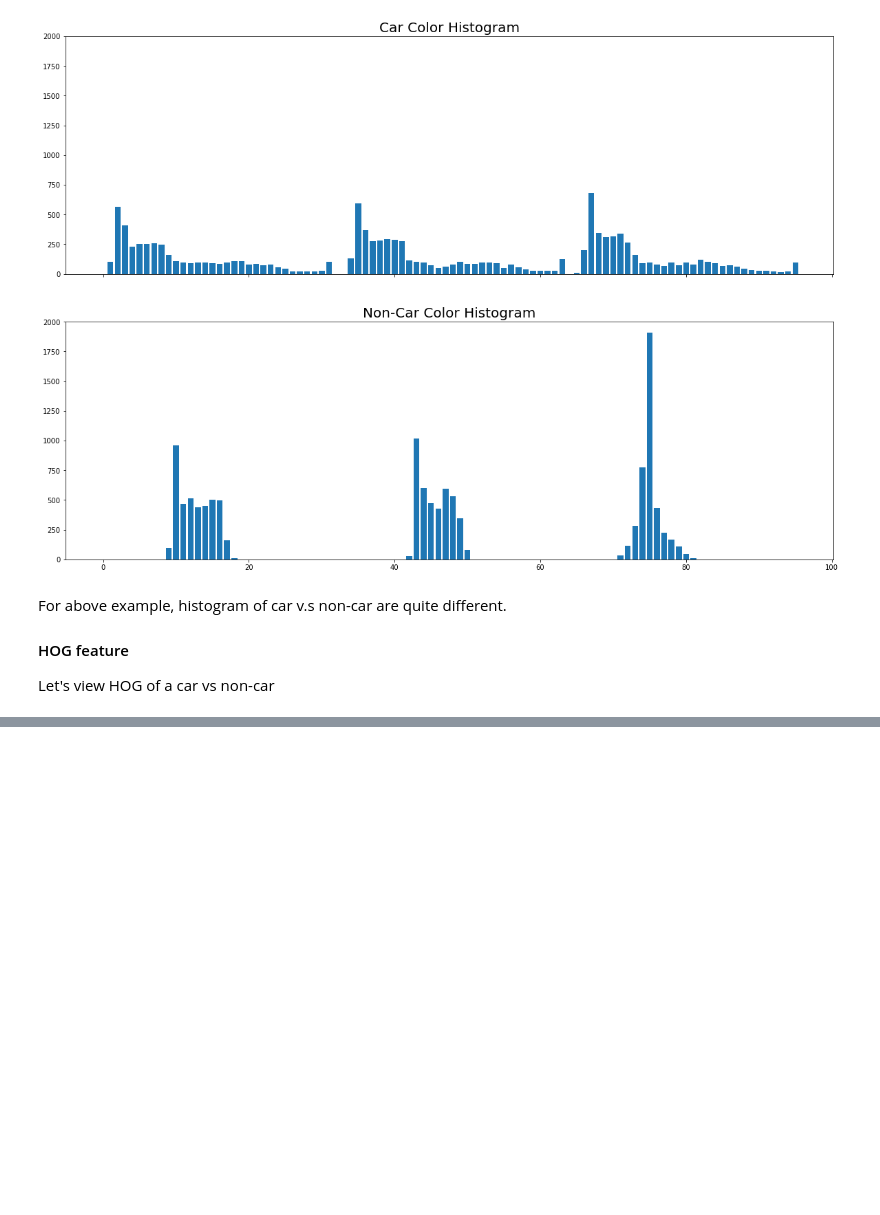
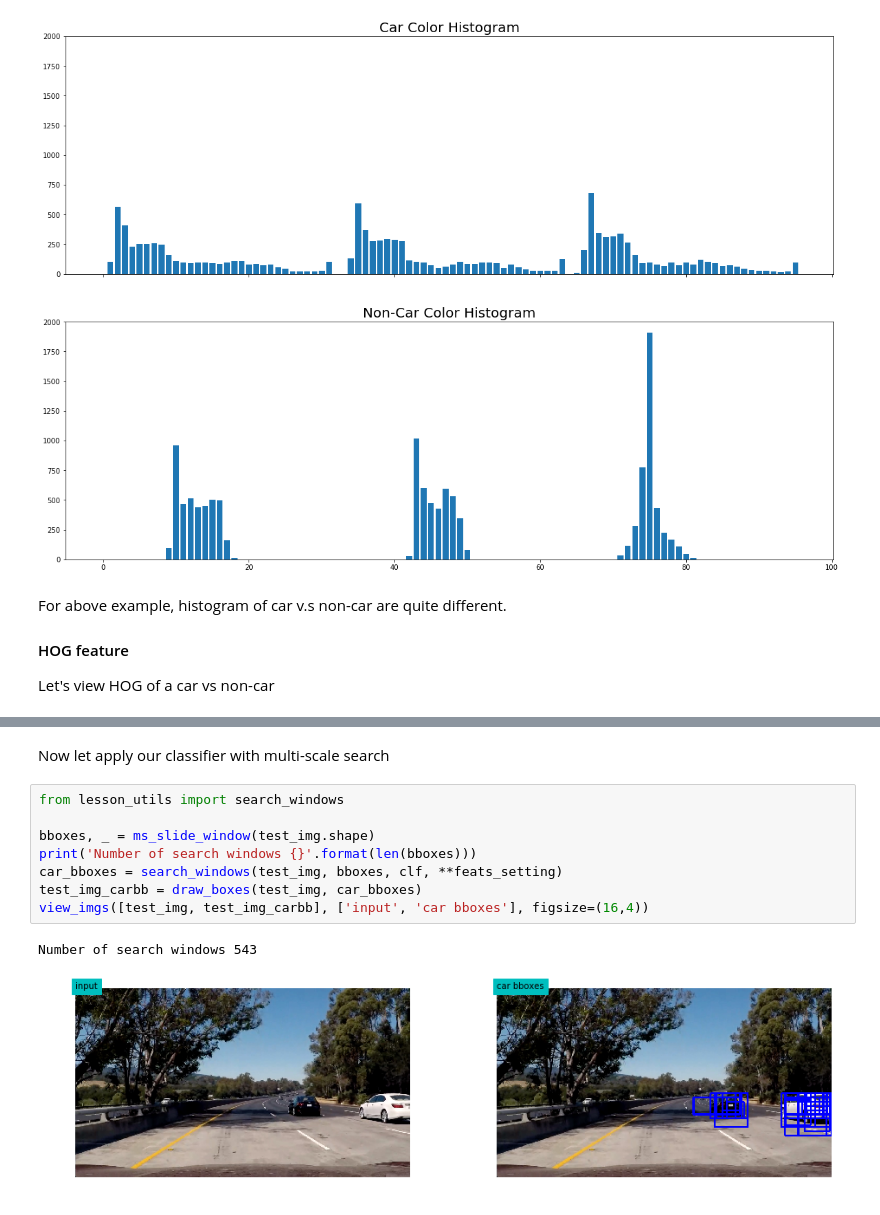
Before and after one commit to minh84/udacity_carnd, a Jupyter notebook: CarND-P5-Vehicle-Detection/vehicle_detection_pipeline.ipynb, the cells around one changed output, grey strips where cells are left out. Saved outputs shown, nothing was run; the diff lists cells and outputs as text; blank space fills up the shorter version.

```diff
--- a/CarND-P5-Vehicle-Detection/vehicle_detection_pipeline.ipynb
+++ b/CarND-P5-Vehicle-Detection/vehicle_detection_pipeline.ipynb
@@ -202,0 +321,13 @@ def img_features(img, cspace='RGB', spatial_size=(32,32), hist_bin=32, hist_rang
+# %% [markdown]
+Now let apply our classifier with multi-scale search
+# %%
+from lesson_utils import search_windows
+
+bboxes, _ = ms_slide_window(test_img.shape)
+print('Number of search windows {}'.format(len(bboxes)))
+car_bboxes = search_windows(test_img, bboxes, clf, **feats_setting)
+test_img_carbb = draw_boxes(test_img, car_bboxes)
+view_imgs([test_img, test_img_carbb], ['input', 'car bboxes'], figsize=(16,4))
+# %% [output]
+Number of search windows 543
+[figure, added]
```
Also changed, not shown: parts of 36 cells of this notebook, 2 other files.
